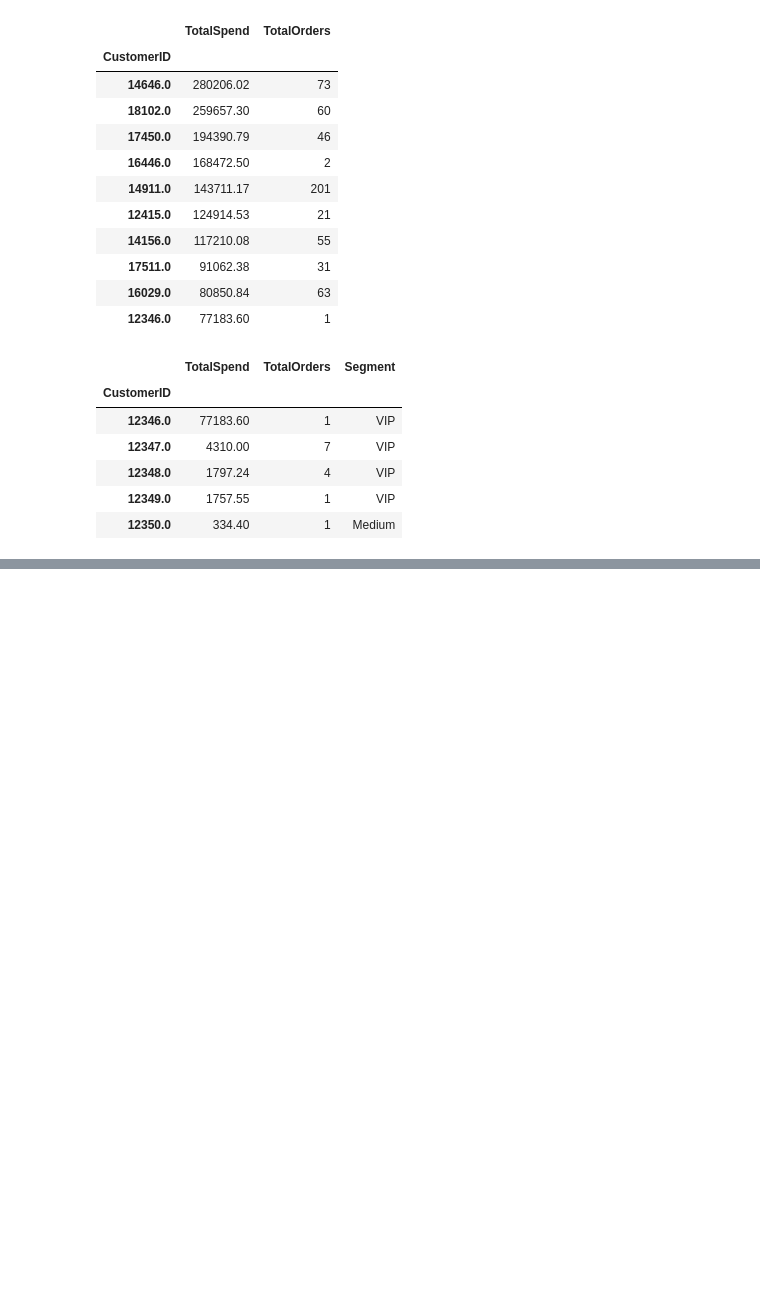
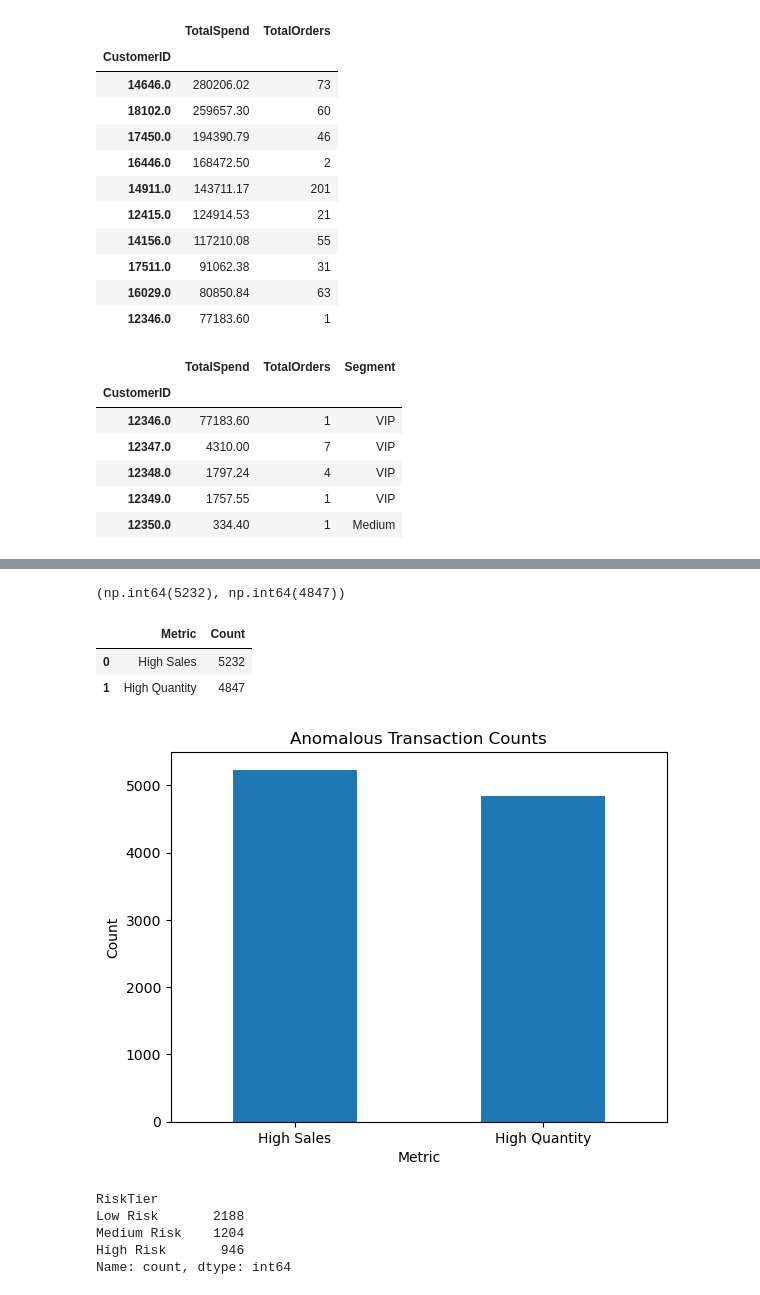
Before and after one commit to CarrieZYX/online-retail-analysis, a Jupyter notebook: notebooks/online_retail_analysis.ipynb, the cells around one changed output, grey strips where cells are left out. Cells and saved outputs as stored; diff of their text form; code cells hidden in the pictures; blank space fills up the shorter version.

```diff
--- a/notebooks/online_retail_analysis.ipynb
+++ b/notebooks/online_retail_analysis.ipynb
@@ -29,0 +58,3 @@ df.head()
+# %%
+df["Sales"] = df["Quantity"] * df["UnitPrice"]
+df[["Quantity", "UnitPrice", "Sales"]].head()
@@ -698,0 +752,14 @@ rfm.groupby("Segment")[["Recency", "Frequency", "Monetary"]].mean()
+# %%
+# Create a copy for risk analysis
+risk_df = retail.copy()
+
+# Define thresholds (top 1%)
+sales_threshold = risk_df["Sales"].quantile(0.99)
+qty_threshold = risk_df["Quantity"].quantile(0.99)
+
+# Flag unusual transactions
+risk_df["HighSalesFlag"] = risk_df["Sales"] > sales_threshold
+risk_df["HighQtyFlag"] = risk_df["Quantity"] > qty_threshold
+
+# Check results
+risk_df[["Sales", "Quantity", "HighSalesFlag", "HighQtyFlag"]].head()
@@ -698,0 +773,55 @@ rfm.groupby("Segment")[["Recency", "Frequency", "Monetary"]].mean()
+# %%
+risk_df["HighSalesFlag"].sum(), risk_df["HighQtyFlag"].sum()
+# %% [output]
+(np.int64(5232), np.int64(4847))
+# %%
+anomaly_summary = pd.DataFrame({
+    "Metric": ["High Sales", "High Quantity"],
+    "Count": [
+        risk_df["HighSalesFlag"].sum(),
+        risk_df["HighQtyFlag"].sum()
+    ]
+})
+
+anomaly_summary
+# %% [output]
+|  | Metric | Count |
+| 0 | High Sales | 5232 |
+| 1 | High Quantity | 4847 |
+# %%
+anomaly_summary.plot(
+    kind="bar",
+    x="Metric",
+    y="Count",
+    title="Anomalous Transaction Counts",
+    legend=False
+)
+
+plt.ylabel("Count")
+plt.xticks(rotation=0)
+plt.show()
+# %% [output]
+[figure, added]
+# %%
+# Create risk strategy dataset from RFM
+risk_strategy = rfm.copy()
+
+# Define rule-based risk tiers
+def assign_risk_tier(row):
+    if row["Recency"] > risk_strategy["Recency"].quantile(0.75) and row["Frequency"] <= 2:
+        return "High Risk"
+    elif row["Recency"] > risk_strategy["Recency"].median():
+        return "Medium Risk"
+    else:
+        return "Low Risk"
+
+risk_strategy["RiskTier"] = risk_strategy.apply(assign_risk_tier, axis=1)
+
+# Check distribution
+risk_strategy["RiskTier"].value_counts()
+# %% [output]
+RiskTier
+Low Risk       2188
+Medium Risk    1204
+High Risk       946
+Name: count, dtype: int64
```
Also changed, not shown: parts of 42 cells of this notebook, 1 other file.
